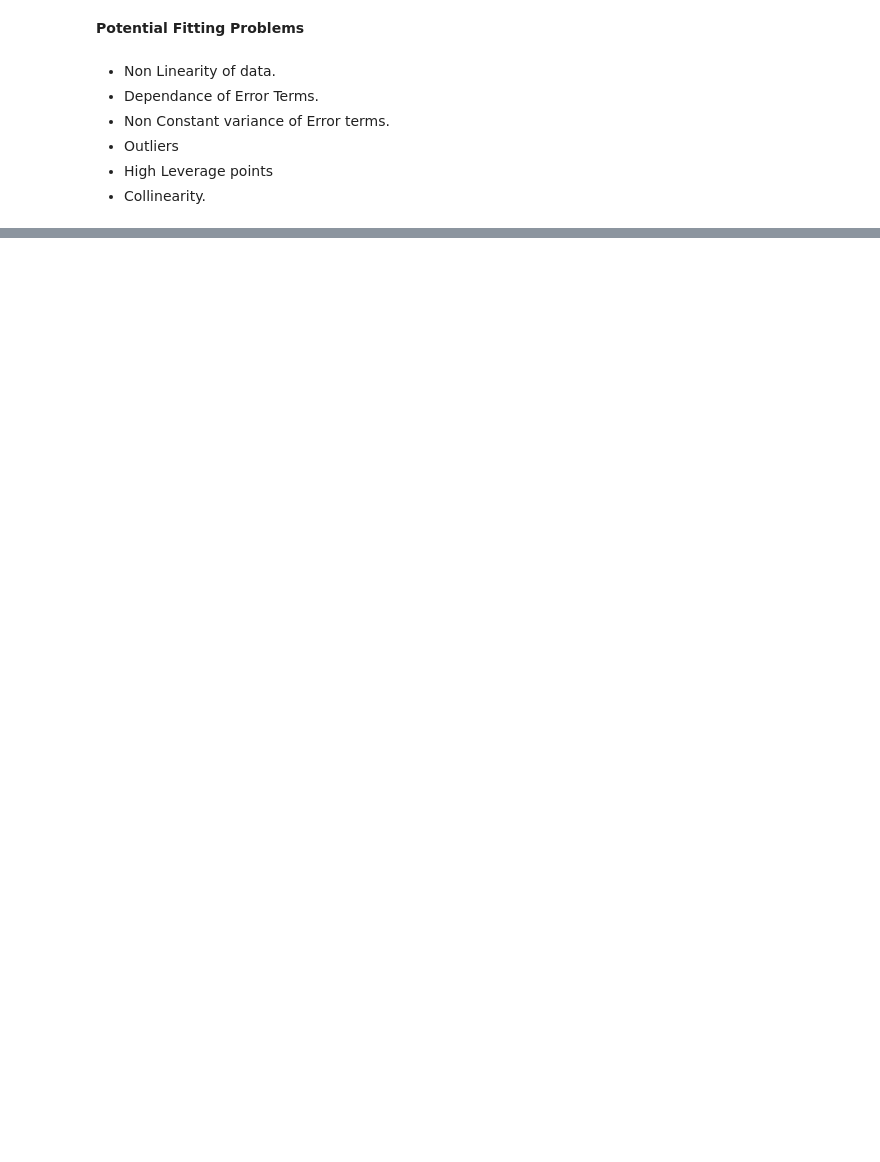
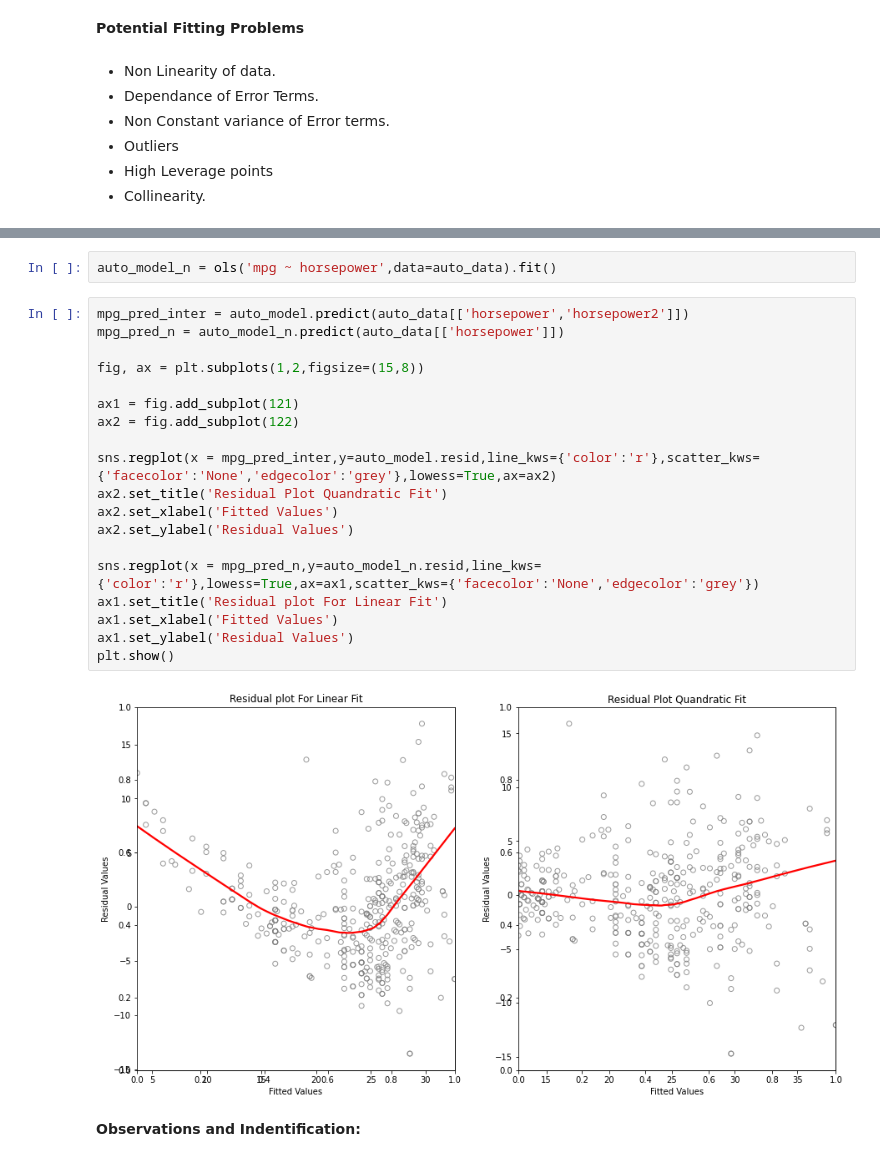
Before and after one commit to Revanthshalon/Machine-Learning, a Jupyter notebook: An Introduction to Statistical Learning/Unit 3 - Linear Regression/Unit 3 - Linear Regression.ipynb, the cells around one changed output, grey strips where cells are left out. Drawn from its saved outputs; the diff is of its cells as text; blank space fills up the shorter version.

Commit message:
Unit-3 Linear Regression

```diff
--- a/An Introduction to Statistical Learning/Unit 3 - Linear Regression/Unit 3 - Linear Regression.ipynb
+++ b/An Introduction to Statistical Learning/Unit 3 - Linear Regression/Unit 3 - Linear Regression.ipynb
@@ -734,0 +742,25 @@ strong multicollinearity or other numerical problems.
+# %%
+auto_model_n = ols('mpg ~ horsepower',data=auto_data).fit()
+# %%
+mpg_pred_inter = auto_model.predict(auto_data[['horsepower','horsepower2']])
+mpg_pred_n = auto_model_n.predict(auto_data[['horsepower']])
+
+fig, ax = plt.subplots(1,2,figsize=(15,8))
+
+ax1 = fig.add_subplot(121)
+ax2 = fig.add_subplot(122)
+
+sns.regplot(x = mpg_pred_inter,y=auto_model.resid,line_kws={'color':'r'},scatter_kws={'facecolor':'None','edgecolor':'grey'},lowess=True,ax=ax2)
+ax2.set_title('Residual Plot Quandratic Fit')
+ax2.set_xlabel('Fitted Values')
+ax2.set_ylabel('Residual Values')
+
+sns.regplot(x = mpg_pred_n,y=auto_model_n.resid,line_kws={'color':'r'},lowess=True,ax=ax1,scatter_kws={'facecolor':'None','edgecolor':'grey'})
+ax1.set_title('Residual plot For Linear Fit')
+ax1.set_xlabel('Fitted Values')
+ax1.set_ylabel('Residual Values')
+plt.show()
+# %% [output]
+[figure, added]
+# %% [markdown]
+**Observations and Indentification:**
```
Also changed, not shown: parts of 24 cells of this notebook.
